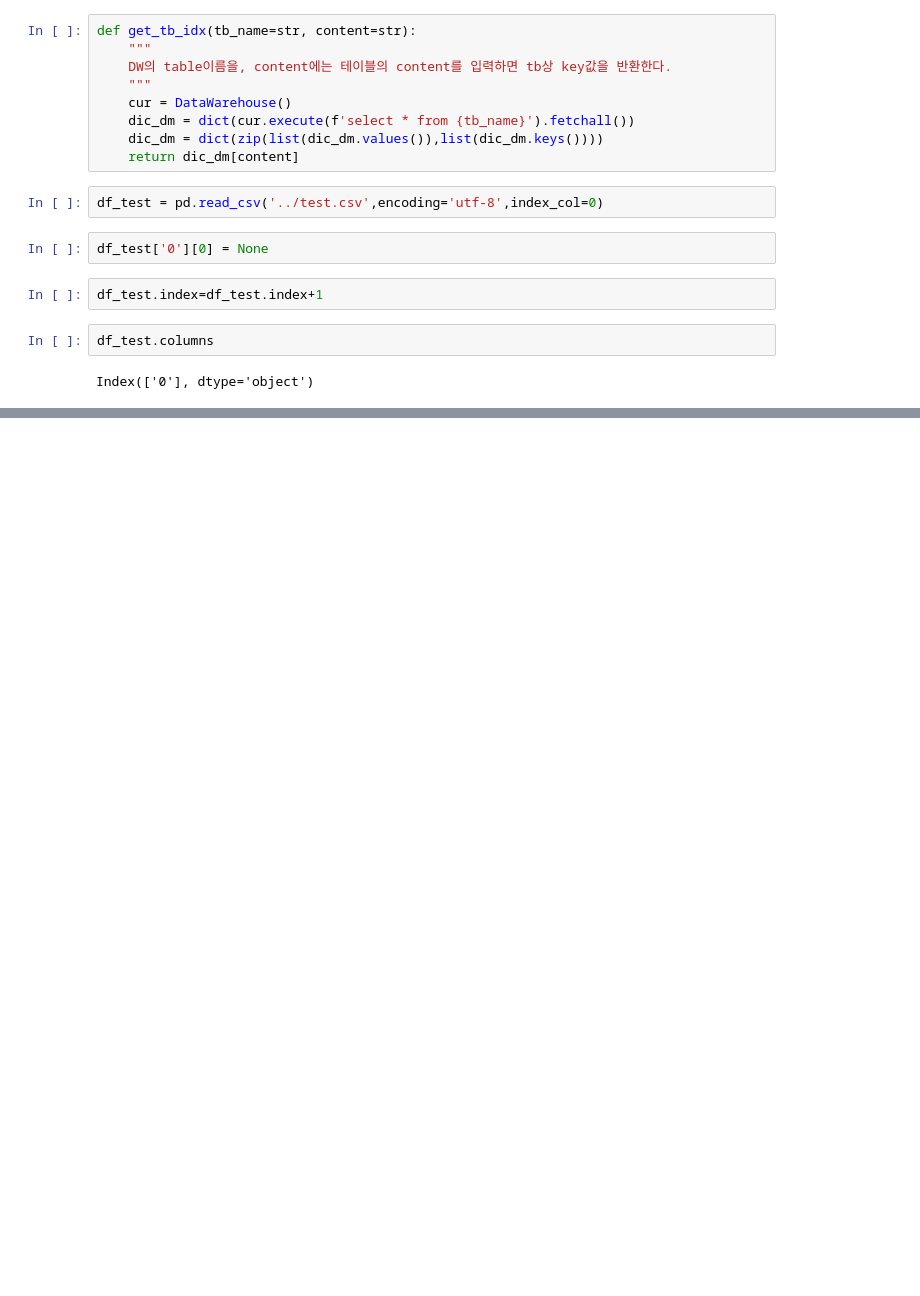
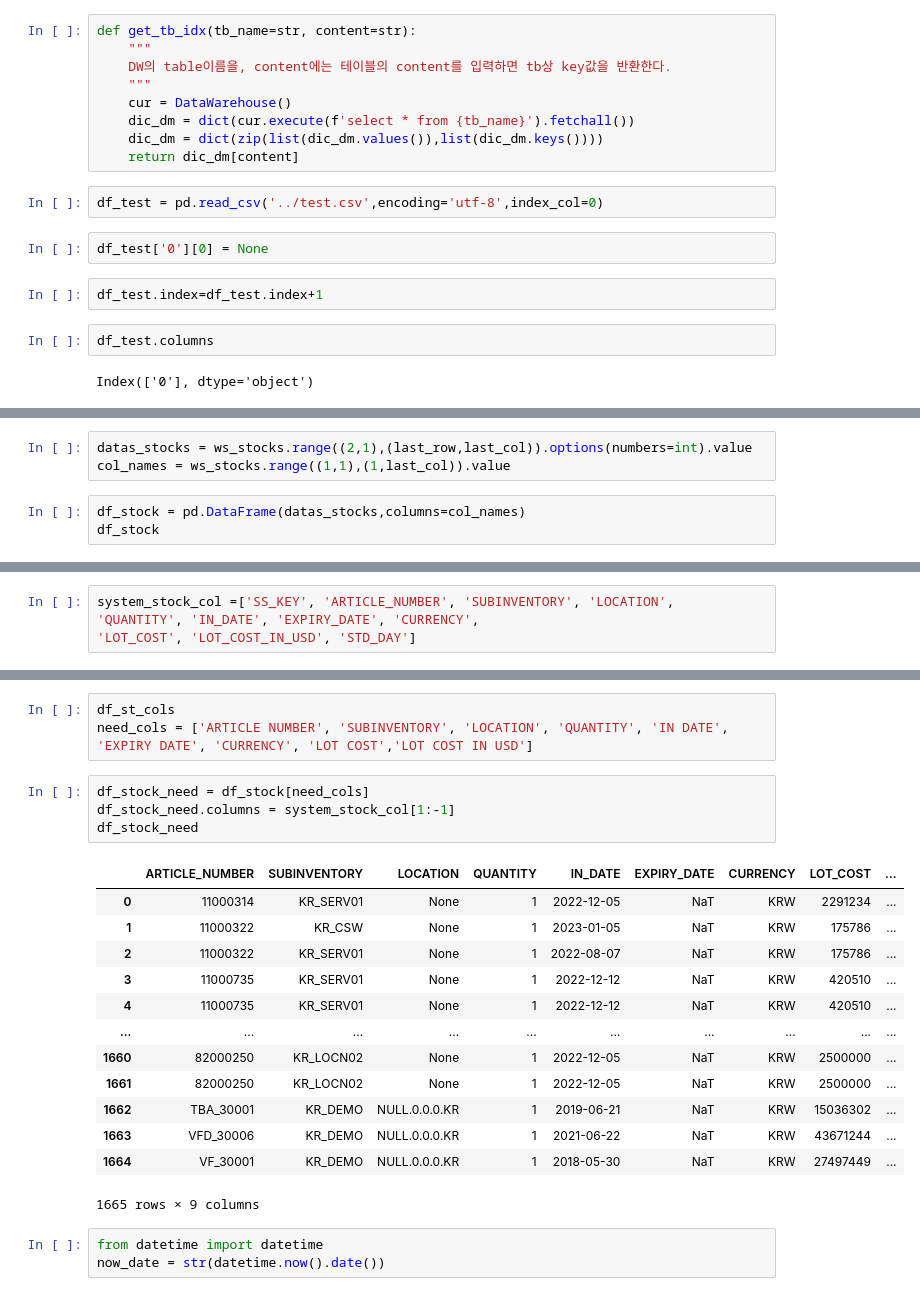
Before and after one commit to Themath93/warehouse-management-system, a Jupyter notebook: jp/oracle_db 참조.ipynb, the cells around one changed output, grey strips where cells are left out. Drawn from its saved outputs; the diff is of its cells as text; blank space fills up the shorter version.

```diff
--- a/jp/oracle_db 참조.ipynb
+++ b/jp/oracle_db 참조.ipynb
@@ -73,0 +81,6 @@ Index(['0'], dtype='object')
+# %%
+datas_stocks = ws_stocks.range((2,1),(last_row,last_col)).options(numbers=int).value
+col_names = ws_stocks.range((1,1),(1,last_col)).value
+# %%
+df_stock = pd.DataFrame(datas_stocks,columns=col_names)
+df_stock
@@ -73,0 +366,3 @@ Index(['0'], dtype='object')
+# %%
+system_stock_col =['SS_KEY', 'ARTICLE_NUMBER', 'SUBINVENTORY', 'LOCATION', 'QUANTITY', 'IN_DATE', 'EXPIRY_DATE', 'CURRENCY',
+'LOT_COST', 'LOT_COST_IN_USD', 'STD_DAY']
@@ -73,0 +386,24 @@ Index(['0'], dtype='object')
+# %%
+df_st_cols
+need_cols = ['ARTICLE NUMBER', 'SUBINVENTORY', 'LOCATION', 'QUANTITY', 'IN DATE', 'EXPIRY DATE', 'CURRENCY', 'LOT COST','LOT COST IN USD']
+# %%
+df_stock_need = df_stock[need_cols]
+df_stock_need.columns = system_stock_col[1:-1]
+df_stock_need
+# %% [output]
+|  | ARTICLE_NUMBER | SUBINVENTORY | LOCATION | QUANTITY | IN_DATE | EXPIRY_DATE | CURRENCY | LOT_COST | ... |
+| 0 | 11000314 | KR_SERV01 | None | 1 | 2022-12-05 | NaT | KRW | 2291234 | ... |
+| 1 | 11000322 | KR_CSW | None | 1 | 2023-01-05 | NaT | KRW | 175786 | ... |
+| 2 | 11000322 | KR_SERV01 | None | 1 | 2022-08-07 | NaT | KRW | 175786 | ... |
+| 3 | 11000735 | KR_SERV01 | None | 1 | 2022-12-12 | NaT | KRW | 420510 | ... |
+| 4 | 11000735 | KR_SERV01 | None | 1 | 2022-12-12 | NaT | KRW | 420510 | ... |
+| ... | ... | ... | ... | ... | ... | ... | ... | ... | ... |
+| 1660 | 82000250 | KR_LOCN02 | None | 1 | 2022-12-05 | NaT | KRW | 2500000 | ... |
+| 1661 | 82000250 | KR_LOCN02 | None | 1 | 2022-12-05 | NaT | KRW | 2500000 | ... |
+| 1662 | TBA_30001 | KR_DEMO | NULL.0.0.0.KR | 1 | 2019-06-21 | NaT | KRW | 15036302 | ... |
+| 1663 | VFD_30006 | KR_DEMO | NULL.0.0.0.KR | 1 | 2021-06-22 | NaT | KRW | 43671244 | ... |
+| 1664 | VF_30001 | KR_DEMO | NULL.0.0.0.KR | 1 | 2018-05-30 | NaT | KRW | 27497449 | ... |
+1665 rows × 9 columns
+# %%
+from datetime import datetime
+now_date = str(datetime.now().date())
```
Also changed, not shown: parts of 37 cells of this notebook, 23 other files.
